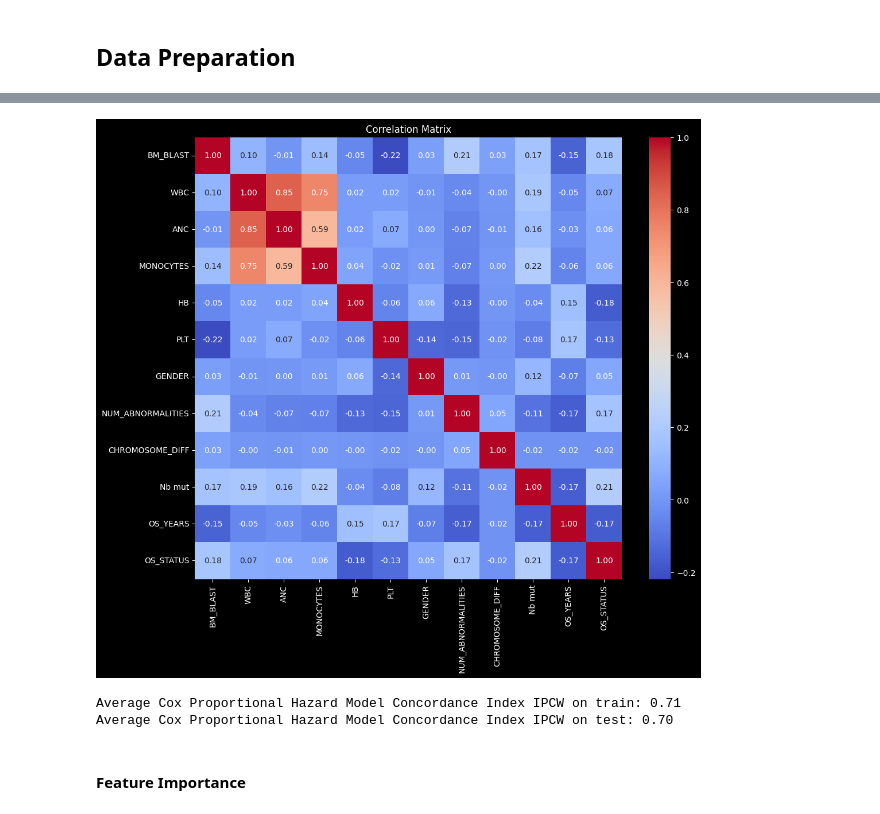
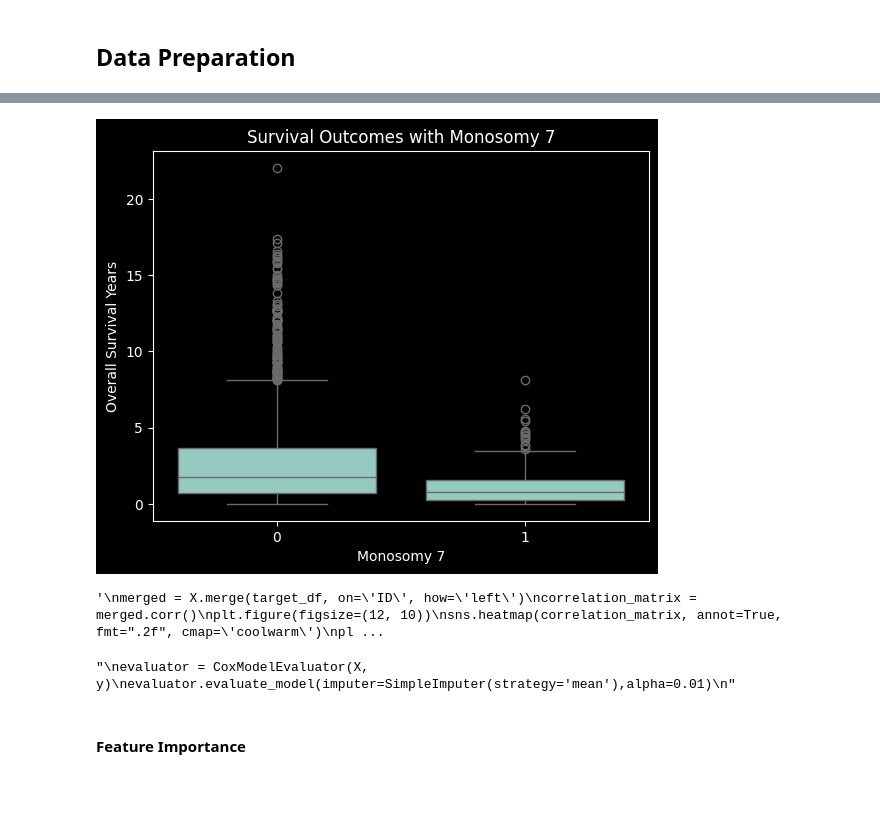
Before and after one commit to Loic-Jaillet/ENS-ML-Challenge, a Jupyter notebook: challenge_v2.ipynb, the cells around one changed output, grey strips where cells are left out. Saved outputs shown, nothing was run; the diff lists cells and outputs as text; code cells hidden in the pictures.

```diff
--- a/challenge_v2.ipynb
+++ b/challenge_v2.ipynb
@@ -114,21 +194,33 @@ X = X.merge(tmp, on='ID', how='left').fillna({'Nb mut': 0})
+# %%
+merged_mono = X.merge(target_df[['ID','OS_YEARS']], on='ID')
+sns.boxplot(x='MONOSOMY 7', y='OS_YEARS', data=merged_mono)
+plt.title('Survival Outcomes with Monosomy 7')
+plt.xlabel('Monosomy 7')
+plt.ylabel('Overall Survival Years')
+plt.show()
+# %% [output]
+[figure, added]
 # %%
+"""
 merged = X.merge(target_df, on='ID', how='left')
 correlation_matrix = merged.corr()
 plt.figure(figsize=(12, 10))
 sns.heatmap(correlation_matrix, annot=True, fmt=".2f", cmap='coolwarm')
 plt.title('Correlation Matrix')
 plt.show()
+"""
 # %% [output]
-[figure, removed]
+'\nmerged = X.merge(target_df, on=\'ID\', how=\'left\')\ncorrelation_matrix = merged.corr()\nplt.figure(figsize=(12, 10))\nsns.heatmap(correlation_matrix, annot=True, fmt=".2f", cmap=\'coolwarm\')\npl ...
 # %%
 drop_features = ['ID', 'CENTER', 'CYTOGENETICS']
 X = X.drop(columns=drop_features)
 # %%
+"""
 evaluator = CoxModelEvaluator(X, y)
-evaluator.evaluate_model()
+evaluator.evaluate_model(imputer=SimpleImputer(strategy='mean'),alpha=0.01)
+"""
 # %% [output]
-Average Cox Proportional Hazard Model Concordance Index IPCW on train: 0.71
-Average Cox Proportional Hazard Model Concordance Index IPCW on test: 0.70
+"\nevaluator = CoxModelEvaluator(X, y)\nevaluator.evaluate_model(imputer=SimpleImputer(strategy='mean'),alpha=0.01)\n"
 # %% [markdown]
 #### Feature Importance
 # %%
```
Also changed, not shown: parts of 25 cells of this notebook.
